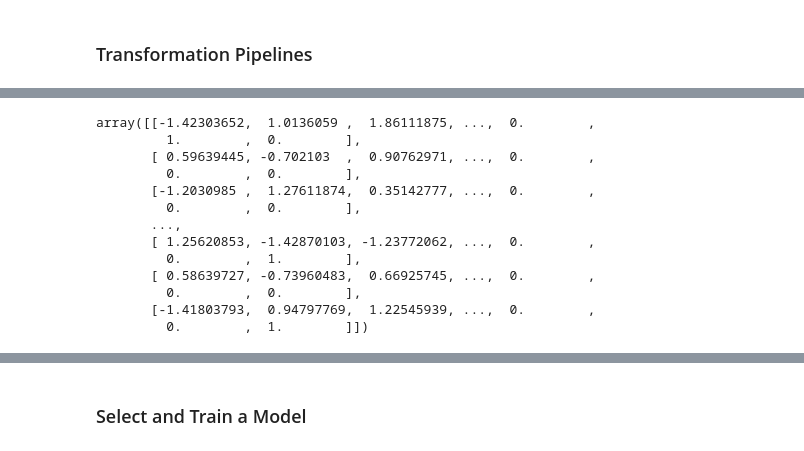
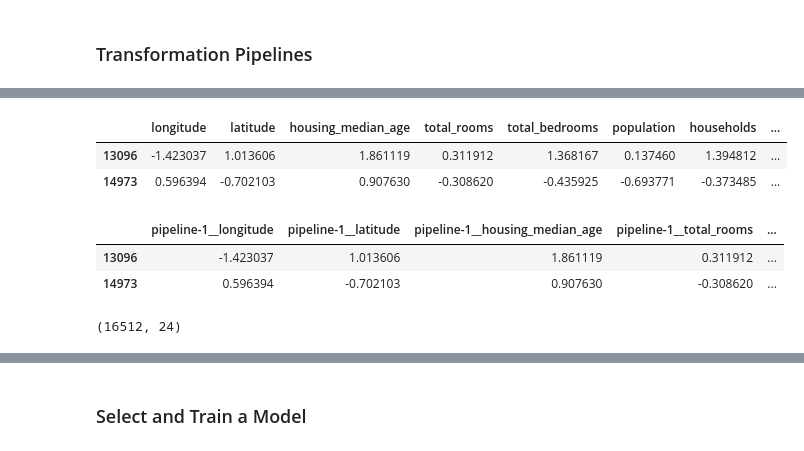
Before and after one commit to Nehlr1/California_housing_ML, a Jupyter notebook: California_housing_ML.ipynb, the cells around one changed output, grey strips where cells are left out. Drawn from its saved outputs; the diff is of its cells as text; code cells hidden in the pictures.

```diff
--- a/California_housing_ML.ipynb
+++ b/California_housing_ML.ipynb
@@ -644,0 +681,5 @@ array([[-1.42303652,  1.0136059 ,  1.86111875, ..., -0.86602737,
+# %%
+from sklearn.pipeline import make_pipeline
+
+num_pipeline = make_pipeline(SimpleImputer(strategy="median"),
+                             StandardScaler())
@@ -645,3 +701,15 @@ array([[-1.42303652,  1.0136059 ,  1.86111875, ..., -0.86602737,
+# %%
+# Converting it to a DataFrame
+df_housing_num_prepared = pd.DataFrame(
+    housing_num_prepared, columns=num_pipeline.get_feature_names_out(),
+    index=housing_num.index
+)
+# %%
+df_housing_num_prepared.head(2)
+# %% [output]
+|  | longitude | latitude | housing_median_age | total_rooms | total_bedrooms | population | households | ... |
+| 13096 | -1.423037 | 1.013606 | 1.861119 | 0.311912 | 1.368167 | 0.137460 | 1.394812 | ... |
+| 14973 | 0.596394 | -0.702103 | 0.907630 | -0.308620 | -0.435925 | -0.693771 | -0.373485 | ... |
 # %%
 from sklearn.compose import ColumnTransformer
 
@@ -657,16 +726,0 @@ housing_prepared = full_pipeline.fit_transform(housing)
-# %%
-housing_prepared
-# %% [output]
-array([[-1.42303652,  1.0136059 ,  1.86111875, ...,  0.        ,
-         1.        ,  0.        ],
-       [ 0.59639445, -0.702103  ,  0.90762971, ...,  0.        ,
-         0.        ,  0.        ],
-       [-1.2030985 ,  1.27611874,  0.35142777, ...,  0.        ,
-         0.        ,  0.        ],
-       ...,
-       [ 1.25620853, -1.42870103, -1.23772062, ...,  0.        ,
-         0.        ,  1.        ],
-       [ 0.58639727, -0.73960483,  0.66925745, ...,  0.        ,
-         0.        ,  0.        ],
-       [-1.41803793,  0.94797769,  1.22545939, ...,  0.        ,
-         0.        ,  1.        ]])
@@ -672,0 +738,11 @@ array([[-1.42303652,  1.0136059 ,  1.86111875, ...,  0.        ,
+# %%
+# Converting it to a DataFrame
+housing_prepared_fr = pd.DataFrame(
+    housing_prepared,
+    columns=preprocessing.get_feature_names_out(),
+    index=housing.index)
+housing_prepared_fr.head(2)
+# %% [output]
+|  | pipeline-1__longitude | pipeline-1__latitude | pipeline-1__housing_median_age | pipeline-1__total_rooms | ... |
+| 13096 | -1.423037 | 1.013606 | 1.861119 | 0.311912 | ... |
+| 14973 | 0.596394 | -0.702103 | 0.907630 | -0.308620 | ... |
@@ -672,0 +781,5 @@ array([[-1.42303652,  1.0136059 ,  1.86111875, ...,  0.        ,
+# %%
+housing_prepared = preprocessing.fit_transform(housing)
+housing_prepared.shape
+# %% [output]
+(16512, 24)
```
Also changed, not shown: parts of 20 cells of this notebook.
